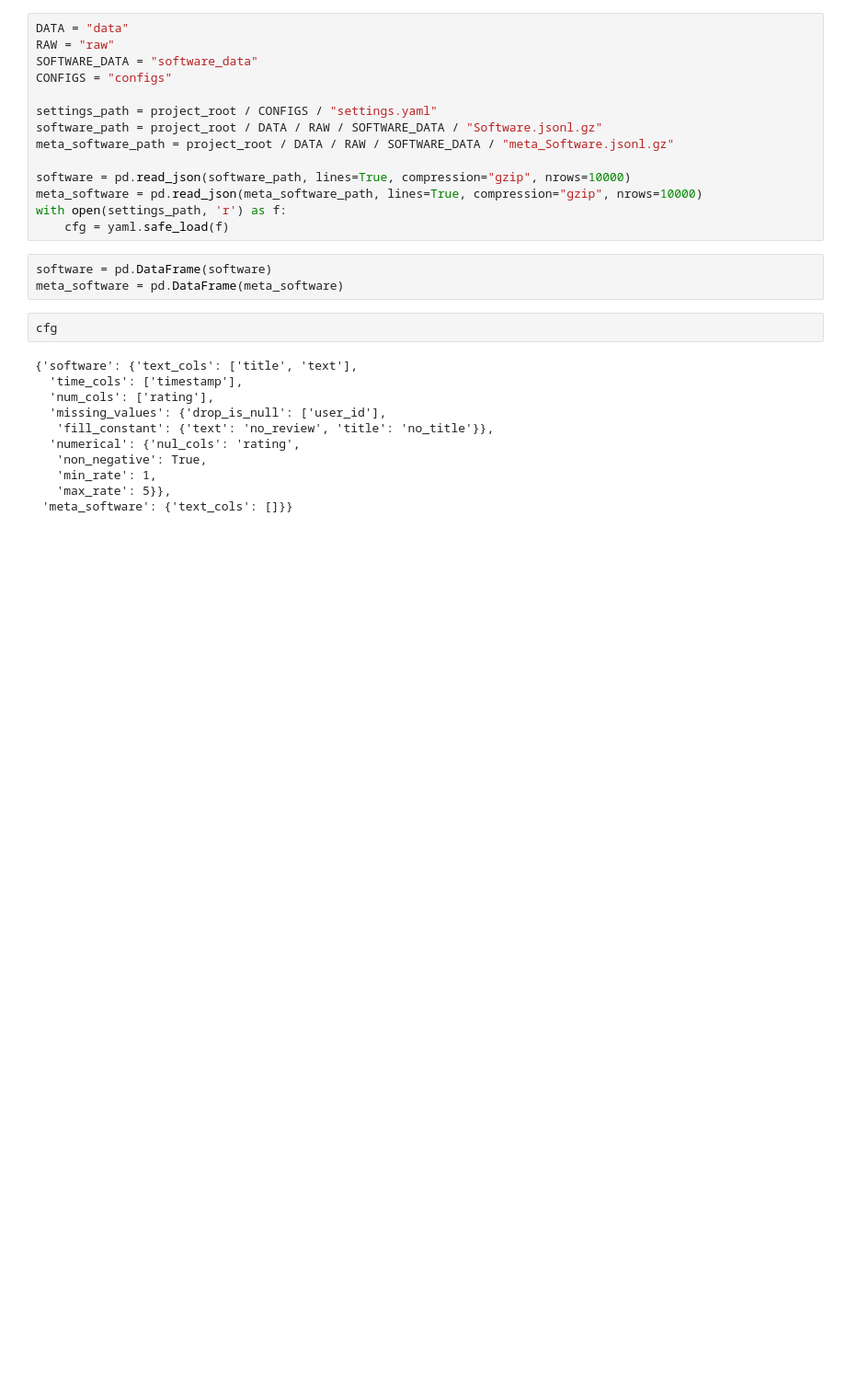
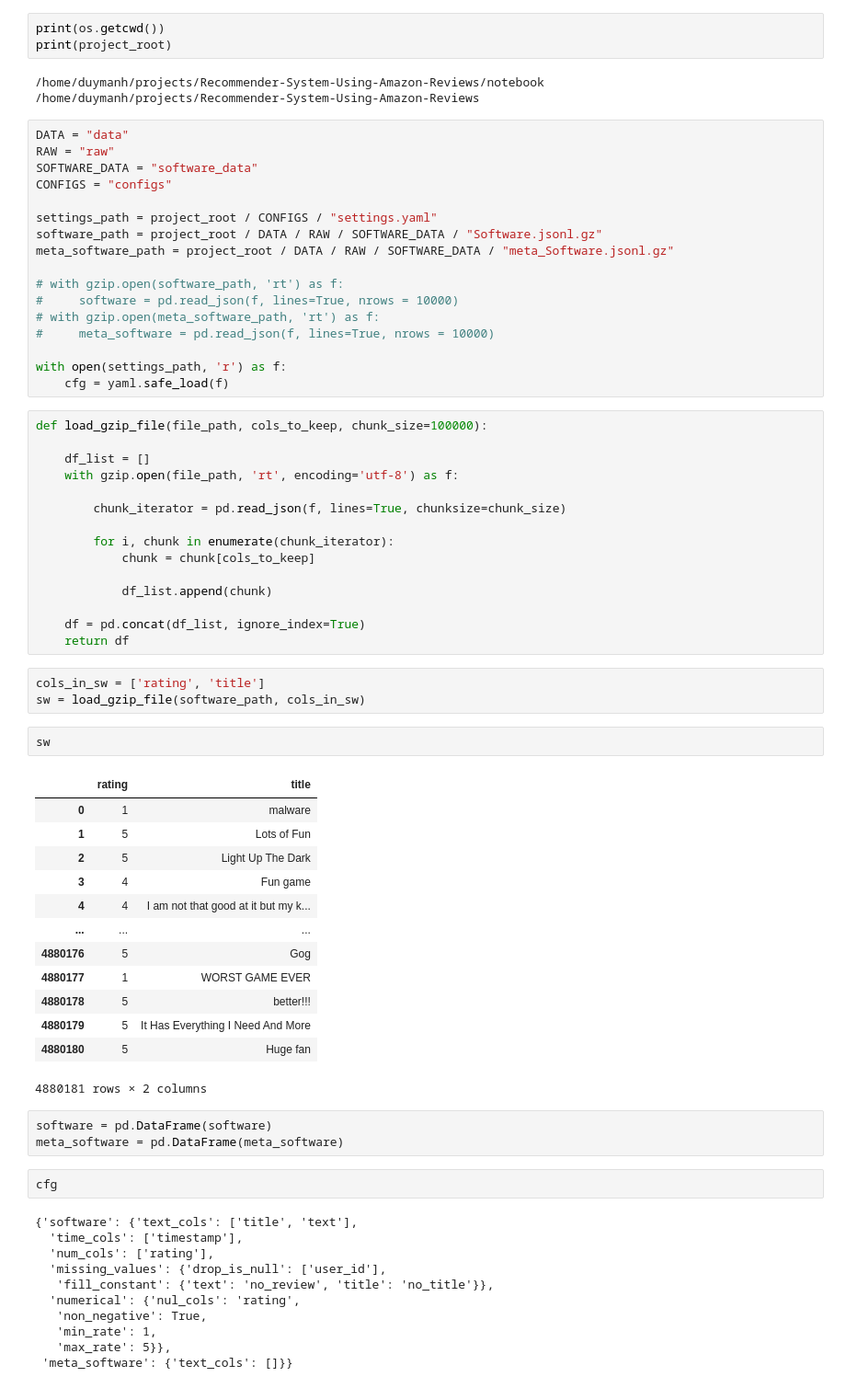
Before and after one commit to duymanh1606/Recommender-System-Using-Amazon-Reviews, a Jupyter notebook: notebook/analyze.ipynb, the cells around one changed output. Shown at 92% size. Saved outputs shown, nothing was run; the diff lists cells and outputs as text; blank space fills up the shorter version.

Commit message:
Tạo file constansts, tạo hàm load data

```diff
--- a/notebook/analyze.ipynb
+++ b/notebook/analyze.ipynb
@@ -26,3 +24,9 @@ The autoreload extension is already loaded. To reload it, use:
+# %%
+print(os.getcwd())
+print(project_root)
+# %% [output]
+/home/duymanh/projects/Recommender-System-Using-Amazon-Reviews/notebook
+/home/duymanh/projects/Recommender-System-Using-Amazon-Reviews
 # %%
 DATA = "data"
 RAW = "raw"
@@ -33,10 +37,47 @@ settings_path = project_root / CONFIGS / "settings.yaml"
 software_path = project_root / DATA / RAW / SOFTWARE_DATA / "Software.jsonl.gz"
 meta_software_path = project_root / DATA / RAW / SOFTWARE_DATA / "meta_Software.jsonl.gz"
 
-software = pd.read_json(software_path, lines=True, compression="gzip", nrows=10000)
-meta_software = pd.read_json(meta_software_path, lines=True, compression="gzip", nrows=10000)
+# with gzip.open(software_path, 'rt') as f:
+#     software = pd.read_json(f, lines=True, nrows = 10000)
+# with gzip.open(meta_software_path, 'rt') as f:
+#     meta_software = pd.read_json(f, lines=True, nrows = 10000)
+
 with open(settings_path, 'r') as f:
     cfg = yaml.safe_load(f)
+# %%
+def load_gzip_file(file_path, cols_to_keep, chunk_size=100000):
+
+    df_list = []
+    with gzip.open(file_path, 'rt', encoding='utf-8') as f:
+
+        chunk_iterator = pd.read_json(f, lines=True, chunksize=chunk_size)
+
+        for i, chunk in enumerate(chunk_iterator):
+            chunk = chunk[cols_to_keep]
+
+            df_list.append(chunk)
+
+    df = pd.concat(df_list, ignore_index=True)
+    return df
+# %%
+cols_in_sw = ['rating', 'title']
+sw = load_gzip_file(software_path, cols_in_sw)
+# %%
+sw
+# %% [output]
+|  | rating | title |
+| 0 | 1 | malware |
+| 1 | 5 | Lots of Fun |
+| 2 | 5 | Light Up The Dark |
+| 3 | 4 | Fun game |
+| 4 | 4 | I am not that good at it but my k... |
+| ... | ... | ... |
+| 4880176 | 5 | Gog |
+| 4880177 | 1 | WORST GAME EVER |
+| 4880178 | 5 | better!!! |
+| 4880179 | 5 | It Has Everything I Need And More |
+| 4880180 | 5 | Huge fan |
+4880181 rows × 2 columns
 # %%
 software = pd.DataFrame(software)
 meta_software = pd.DataFrame(meta_software)
```
Also changed, not shown: parts of 3 cells of this notebook, 7 other files.
